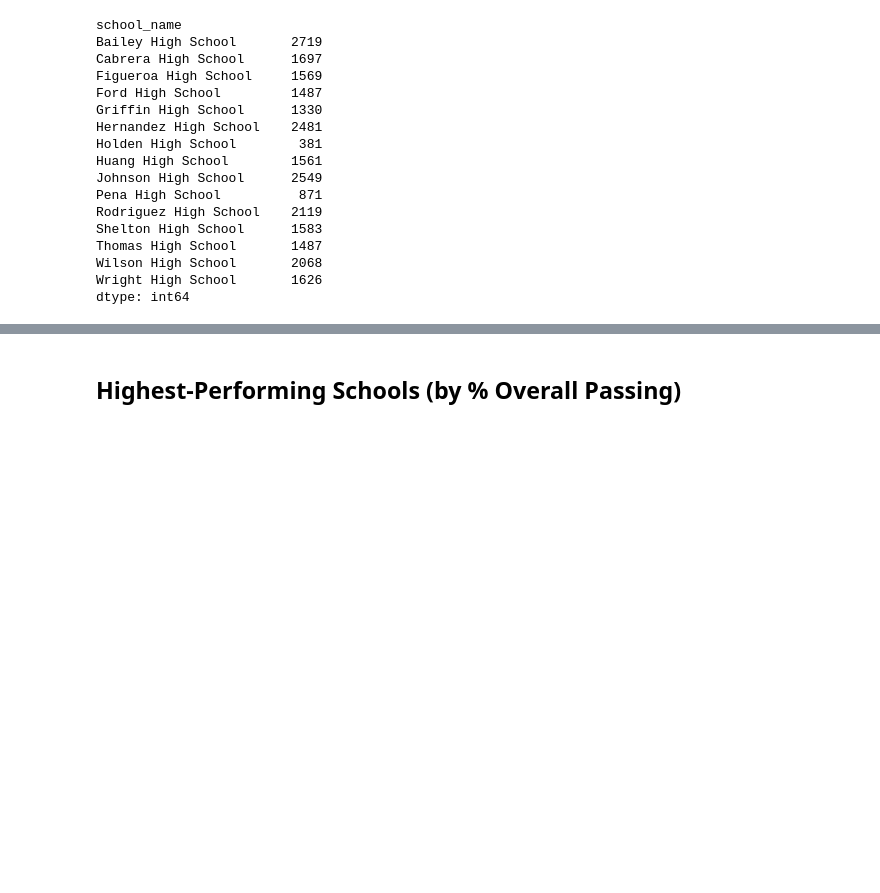
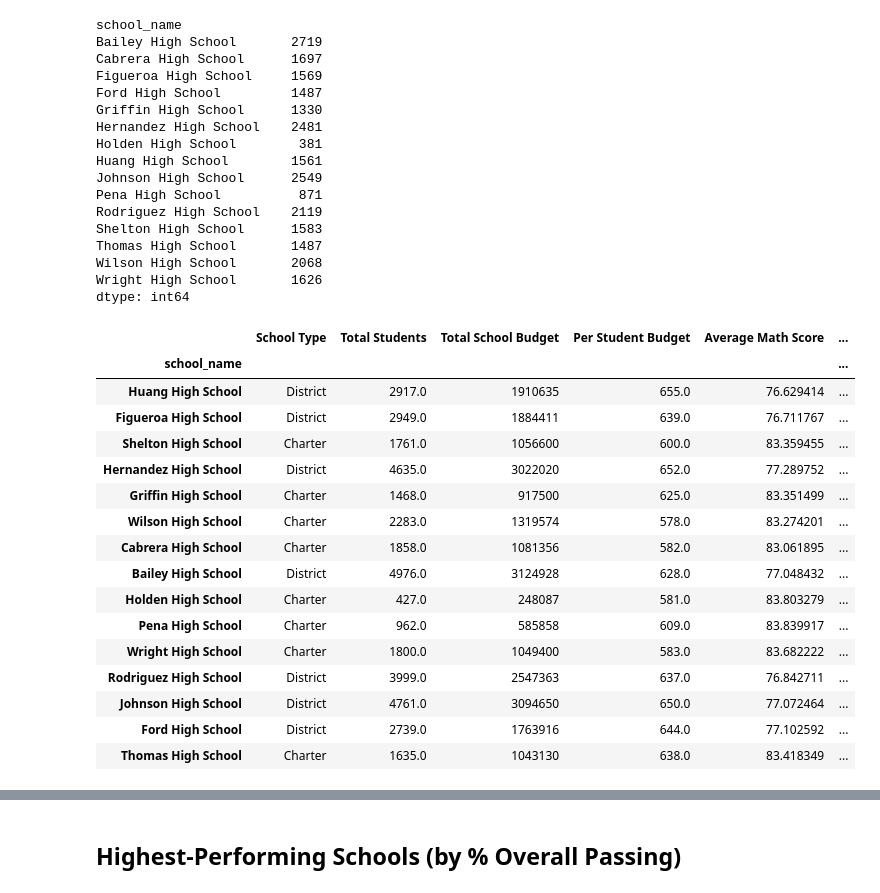
Before and after one commit to cbeat0n/pandas-challenge, a Jupyter notebook: PyCitySchools/PyCitySchools.ipynb, the cells around one changed output, grey strips where cells are left out. Cells and saved outputs as stored; diff of their text form; code cells hidden in the pictures; blank space fills up the shorter version.

```diff
--- a/PyCitySchools/PyCitySchools.ipynb
+++ b/PyCitySchools/PyCitySchools.ipynb
@@ -250,2 +274,33 @@ overall_passing_rate = school_students_passing_math_and_reading / per_school_cou
+# %%
+#Create a test DataFrame, starting with school_types. Append via column attribute each new column. Lastly, rename column type to School Type.
+per_school_summarytest = school_types
+per_school_summarytest["Total Students"] = per_school_counts
+per_school_summarytest["Total School Budget"] = per_school_budget
+per_school_summarytest["Per Student Budget"] = per_school_capita
+per_school_summarytest["Average Math Score"] = per_school_math
+per_school_summarytest["Average Reading Score"] = per_school_reading
+per_school_summarytest["% Passing Math"] = per_school_passing_math
+per_school_summarytest["% Passing Reading"] = per_school_passing_reading
+per_school_summarytest["% Overall Passing"] = overall_passing_rate
+per_school_summarytest = per_school_summarytest.rename(columns = {"type" : "School Type"})
+per_school_summarytest
+# %% [output]
+|  | School Type | Total Students | Total School Budget | Per Student Budget | Average Math Score | ... |
+| school_name |  |  |  |  |  | ... |
+| Huang High School | District | 2917.0 | 1910635 | 655.0 | 76.629414 | ... |
+| Figueroa High School | District | 2949.0 | 1884411 | 639.0 | 76.711767 | ... |
+| Shelton High School | Charter | 1761.0 | 1056600 | 600.0 | 83.359455 | ... |
+| Hernandez High School | District | 4635.0 | 3022020 | 652.0 | 77.289752 | ... |
+| Griffin High School | Charter | 1468.0 | 917500 | 625.0 | 83.351499 | ... |
+| Wilson High School | Charter | 2283.0 | 1319574 | 578.0 | 83.274201 | ... |
+| Cabrera High School | Charter | 1858.0 | 1081356 | 582.0 | 83.061895 | ... |
+| Bailey High School | District | 4976.0 | 3124928 | 628.0 | 77.048432 | ... |
+| Holden High School | Charter | 427.0 | 248087 | 581.0 | 83.803279 | ... |
+| Pena High School | Charter | 962.0 | 585858 | 609.0 | 83.839917 | ... |
+| Wright High School | Charter | 1800.0 | 1049400 | 583.0 | 83.682222 | ... |
+| Rodriguez High School | District | 3999.0 | 2547363 | 637.0 | 76.842711 | ... |
+| Johnson High School | District | 4761.0 | 3094650 | 650.0 | 77.072464 | ... |
+| Ford High School | District | 2739.0 | 1763916 | 644.0 | 77.102592 | ... |
+| Thomas High School | Charter | 1635.0 | 1043130 | 638.0 | 83.418349 | ... |
 # %%
 # Create a DataFrame called `per_school_summary` with columns for the calculations above.
```
Also changed, not shown: parts of 8 cells of this notebook.
